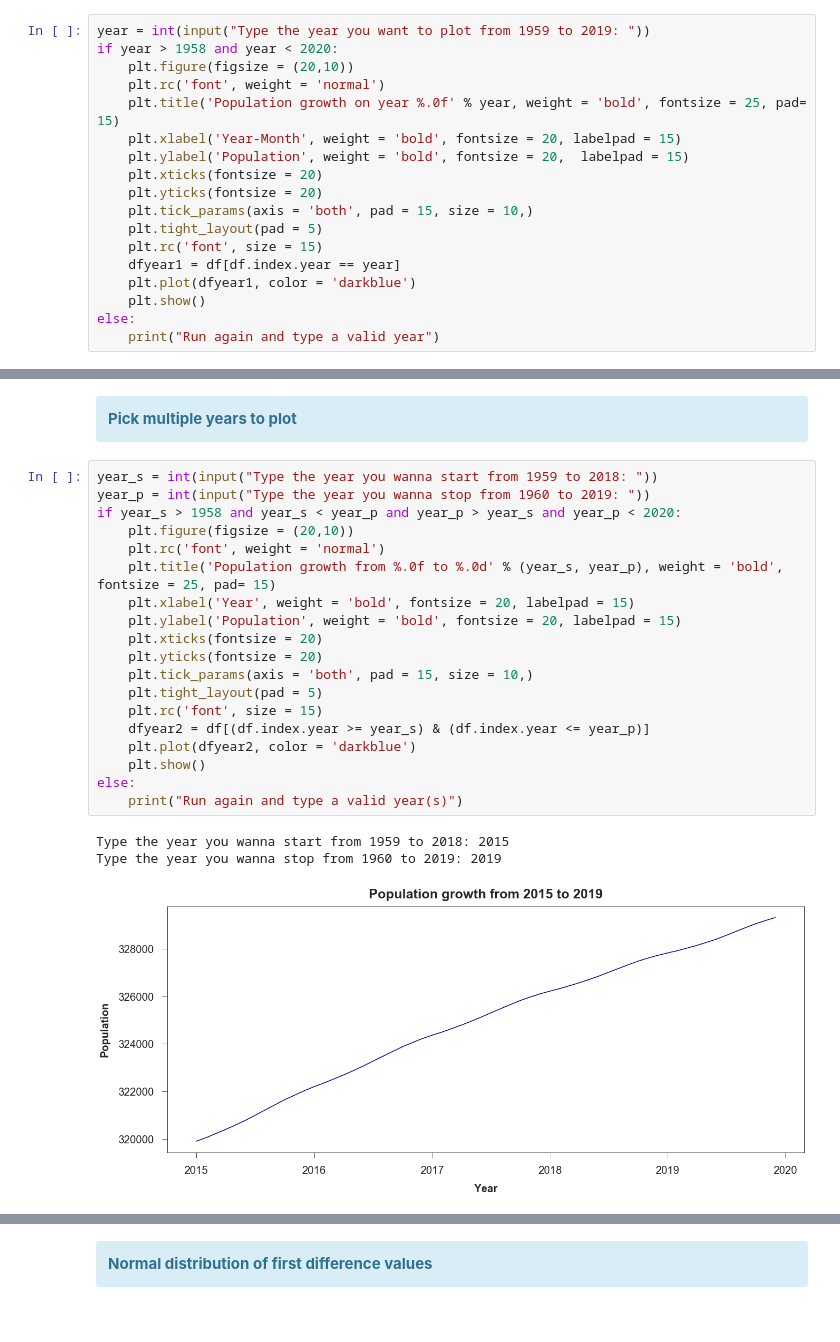
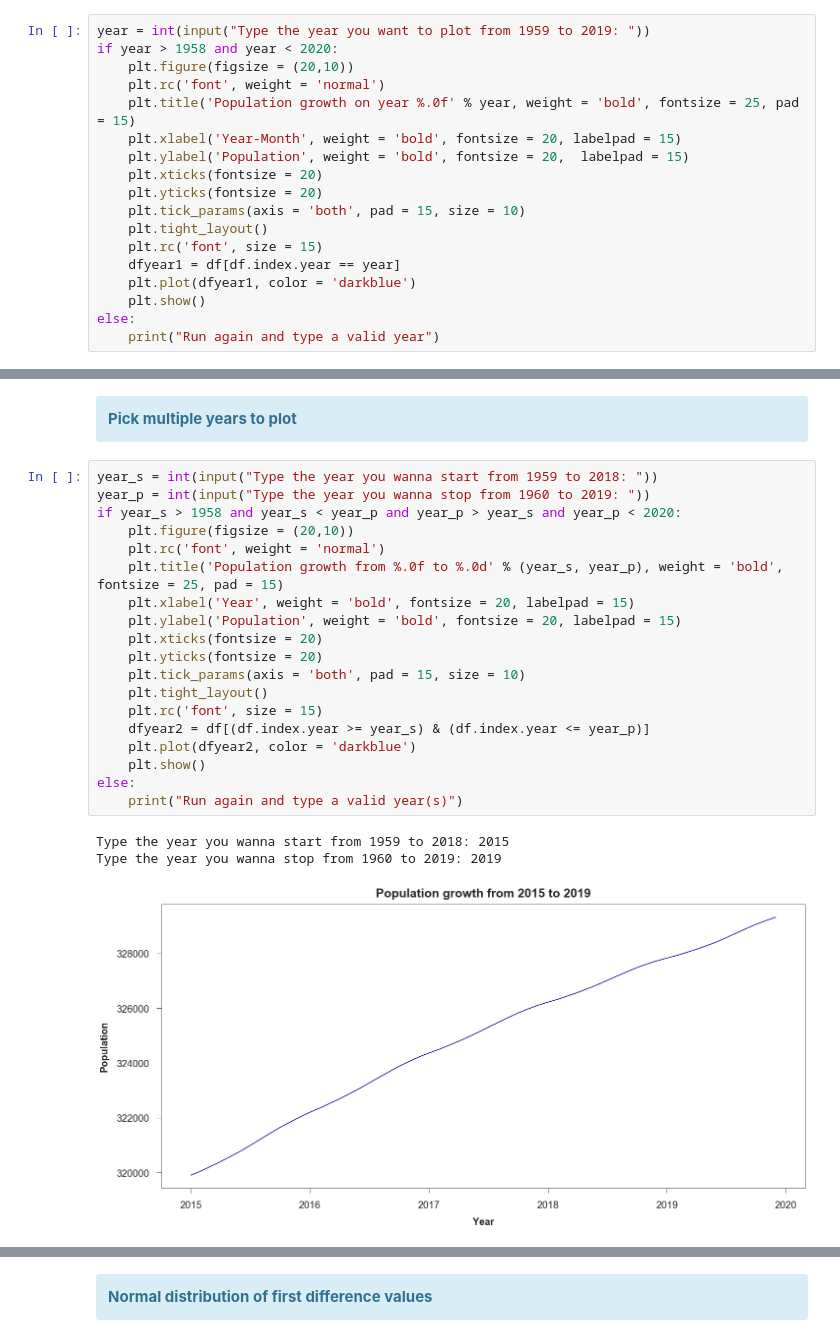
Before and after one commit to Pedro-Ivo/Population_Time_Series, a Jupyter notebook: Population growth in US.ipynb, the cells around one changed output, grey strips where cells are left out. Drawn from its saved outputs; the diff is of its cells as text.

```diff
--- a/Population growth in US.ipynb
+++ b/Population growth in US.ipynb
@@ -88,13 +77,13 @@ year = int(input("Type the year you want to plot from 1959 to 2019: "))
 if year > 1958 and year < 2020:
     plt.figure(figsize = (20,10))
     plt.rc('font', weight = 'normal')
-    plt.title('Population growth on year %.0f' % year, weight = 'bold', fontsize = 25, pad= 15)
+    plt.title('Population growth on year %.0f' % year, weight = 'bold', fontsize = 25, pad = 15)
     plt.xlabel('Year-Month', weight = 'bold', fontsize = 20, labelpad = 15)
     plt.ylabel('Population', weight = 'bold', fontsize = 20,  labelpad = 15)
     plt.xticks(fontsize = 20)
     plt.yticks(fontsize = 20)
-    plt.tick_params(axis = 'both', pad = 15, size = 10,)
-    plt.tight_layout(pad = 5)
+    plt.tick_params(axis = 'both', pad = 15, size = 10)
+    plt.tight_layout()
     plt.rc('font', size = 15)
     dfyear1 = df[df.index.year == year]
     plt.plot(dfyear1, color = 'darkblue')
@@ -111,25 +100,25 @@ Type the year you want to plot from 1959 to 2019: 1990
 # %%
 year_s = int(input("Type the year you wanna start from 1959 to 2018: "))
 year_p = int(input("Type the year you wanna stop from 1960 to 2019: "))
 if year_s > 1958 and year_s < year_p and year_p > year_s and year_p < 2020:
     plt.figure(figsize = (20,10))
     plt.rc('font', weight = 'normal')
-    plt.title('Population growth from %.0f to %.0d' % (year_s, year_p), weight = 'bold', fontsize = 25, pad= 15)
+    plt.title('Population growth from %.0f to %.0d' % (year_s, year_p), weight = 'bold', fontsize = 25, pad = 15)
     plt.xlabel('Year', weight = 'bold', fontsize = 20, labelpad = 15)
     plt.ylabel('Population', weight = 'bold', fontsize = 20, labelpad = 15)
     plt.xticks(fontsize = 20)
     plt.yticks(fontsize = 20)
-    plt.tick_params(axis = 'both', pad = 15, size = 10,)
-    plt.tight_layout(pad = 5)
+    plt.tick_params(axis = 'both', pad = 15, size = 10)
+    plt.tight_layout()
     plt.rc('font', size = 15)
     dfyear2 = df[(df.index.year >= year_s) & (df.index.year <= year_p)]
     plt.plot(dfyear2, color = 'darkblue')
     plt.show()
 else:
     print("Run again and type a valid year(s)")
 # %% [output]
 Type the year you wanna start from 1959 to 2018: 2015
 Type the year you wanna stop from 1960 to 2019: 2019
-[figure, old version]
+[figure, new version]
 # %% [markdown]
 <div class="alert alert-block alert-info">
```
Also changed, not shown: parts of 30 cells of this notebook.
